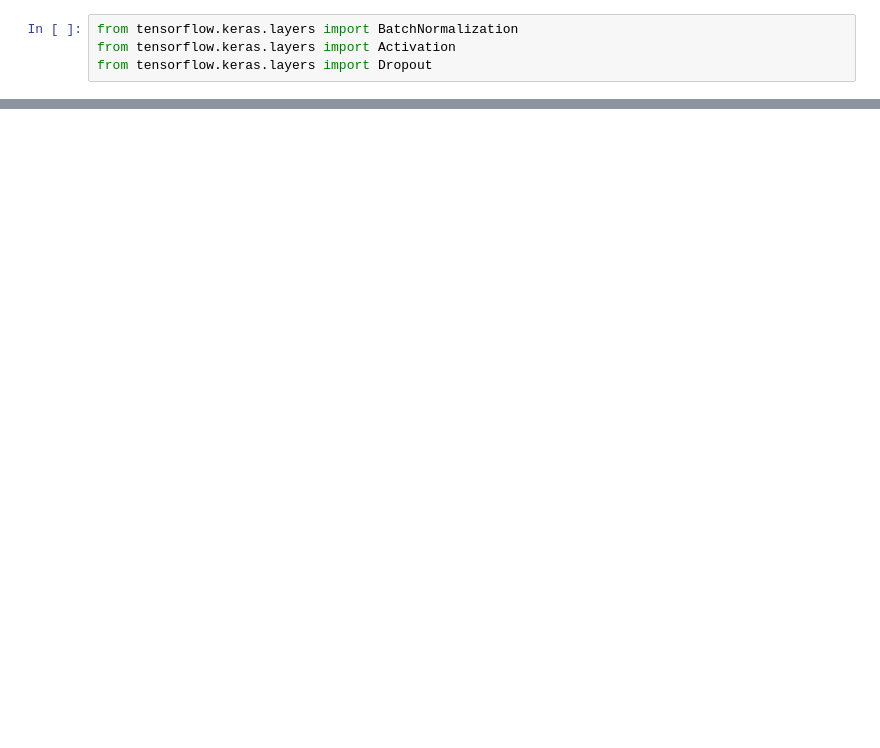
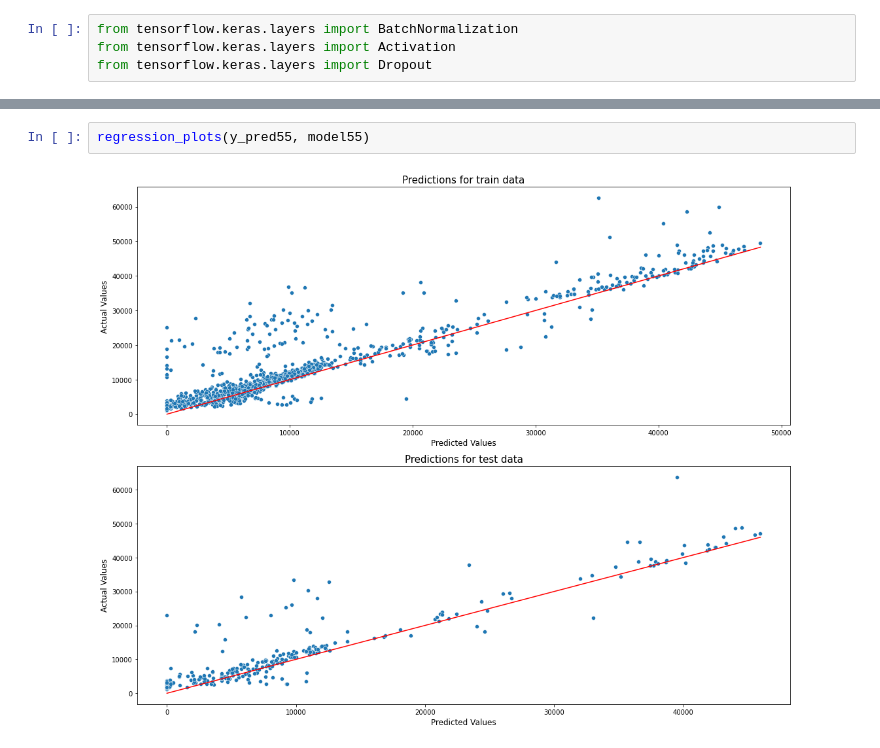
Before and after one commit to chinmayajoshi/Medical-Cost-Regression-Prediction, a Jupyter notebook: test nb 10 (Batch Norm).ipynb, the cells around one changed output, grey strips where cells are left out. Saved outputs shown, nothing was run; the diff lists cells and outputs as text; blank space fills up the shorter version.

```diff
--- a/test nb 10 (Batch Norm).ipynb
+++ b/test nb 10 (Batch Norm).ipynb
@@ -200,0 +183,4 @@ r2_score(y_test, y_pred55)
+# %%
+regression_plots(y_pred55, model55)
+# %% [output]
+[figure, added]
```
Also changed, not shown: parts of 50 cells of this notebook.
